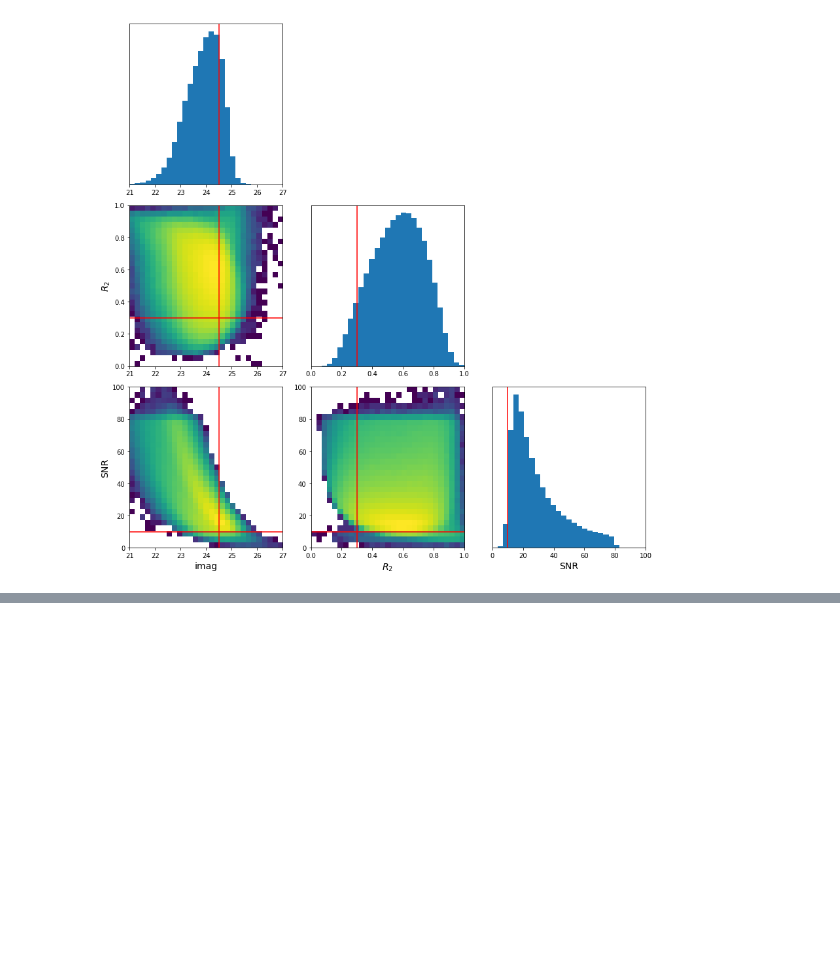
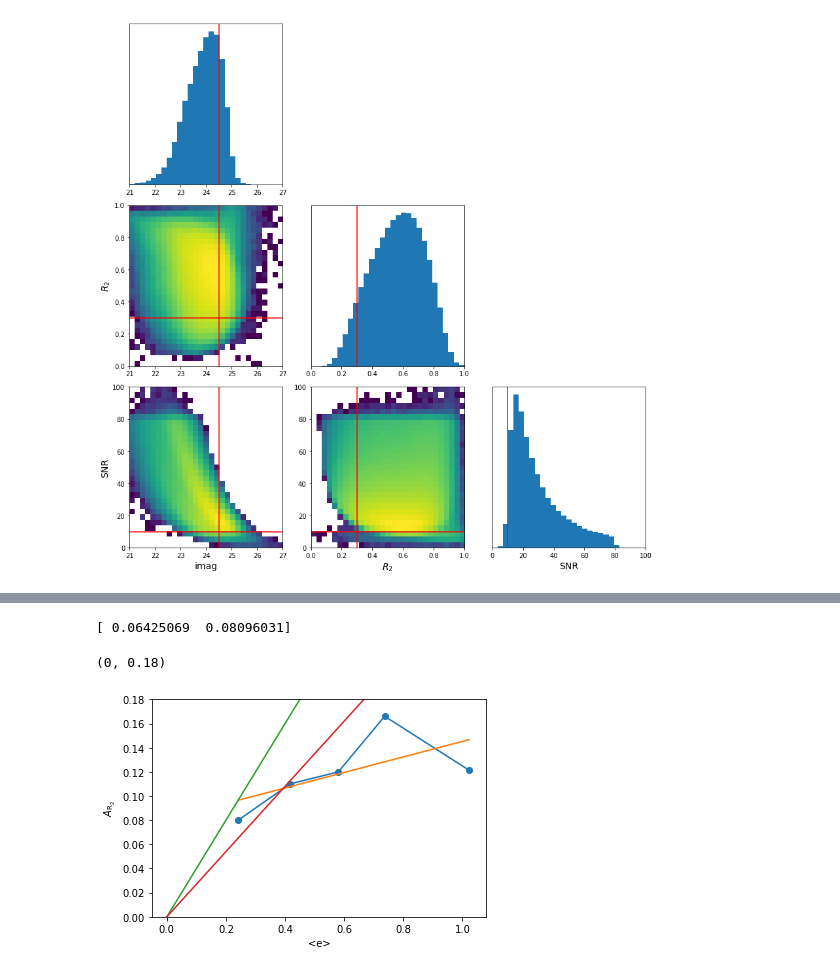
Before and after one commit to jmeyers314/silver-waffle, a Jupyter notebook: Selection Bias.ipynb, the cells around one changed output, grey strips where cells are left out. Drawn from its saved outputs; the diff is of its cells as text; code cells hidden in the pictures; blank space fills up the shorter version.

```diff
--- a/Selection Bias.ipynb
+++ b/Selection Bias.ipynb
@@ -225,2 +292,17 @@ Zspan = 0.01
+# %%
+AR2poly = np.polyfit(AR2[:, 1], AR2[:, 2], deg=1)
+print(AR2poly)
+plt.plot(AR2[:, 1], AR2[:, 2])
+plt.scatter(AR2[:, 1], AR2[:, 2])
+plt.plot(AR2[:, 1], AR2[:, 1]*AR2poly[0] + AR2poly[1])
+plt.plot([0.0, 1.0], [0.0, 0.4])
+plt.plot([0.0, 1.0], [0.0, 0.27])
+plt.ylabel("$A_\mathrm{R_2}$")
+plt.xlabel("<e>")
+plt.ylim(0, 0.18)
+# %% [output]
+[ 0.06425069  0.08096031]
+(0, 0.18)
+[figure, added]
 # %%
 # For SNR bias, implement cuts in R2 and imag
```
Also changed, not shown: parts of 17 cells of this notebook.
